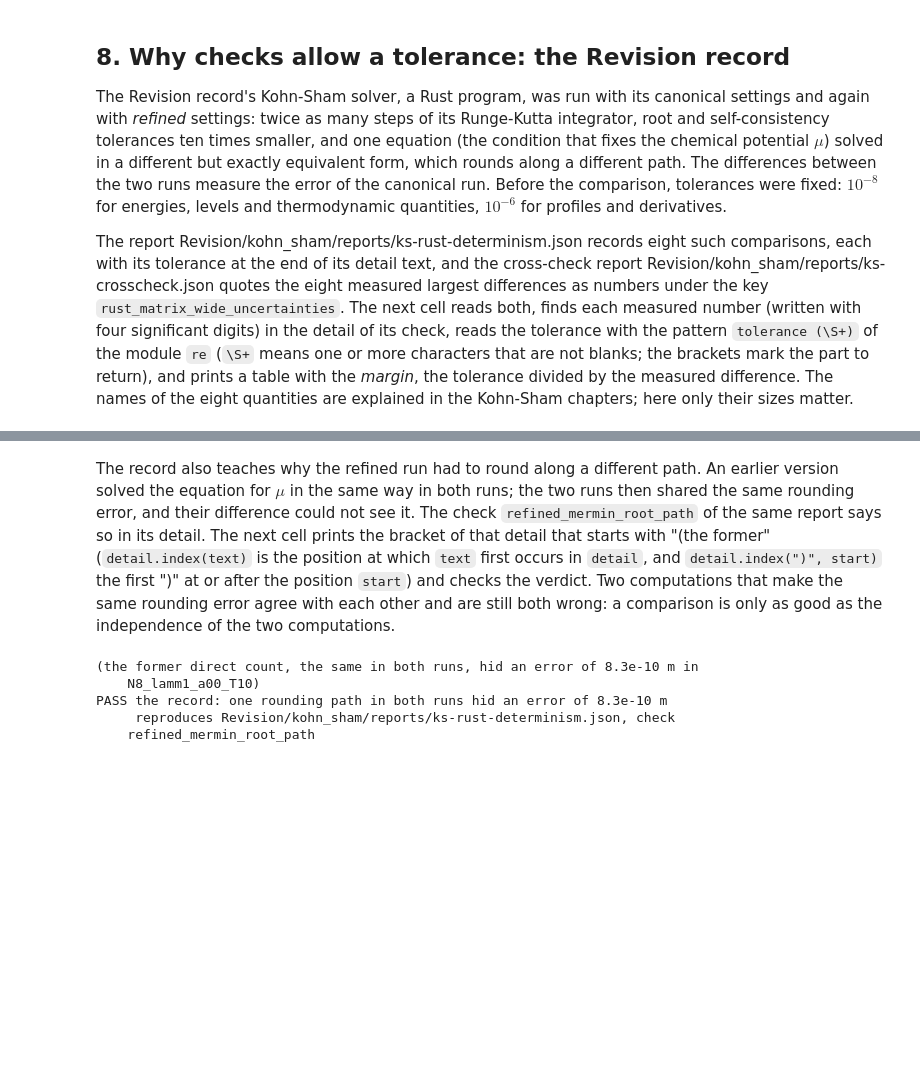
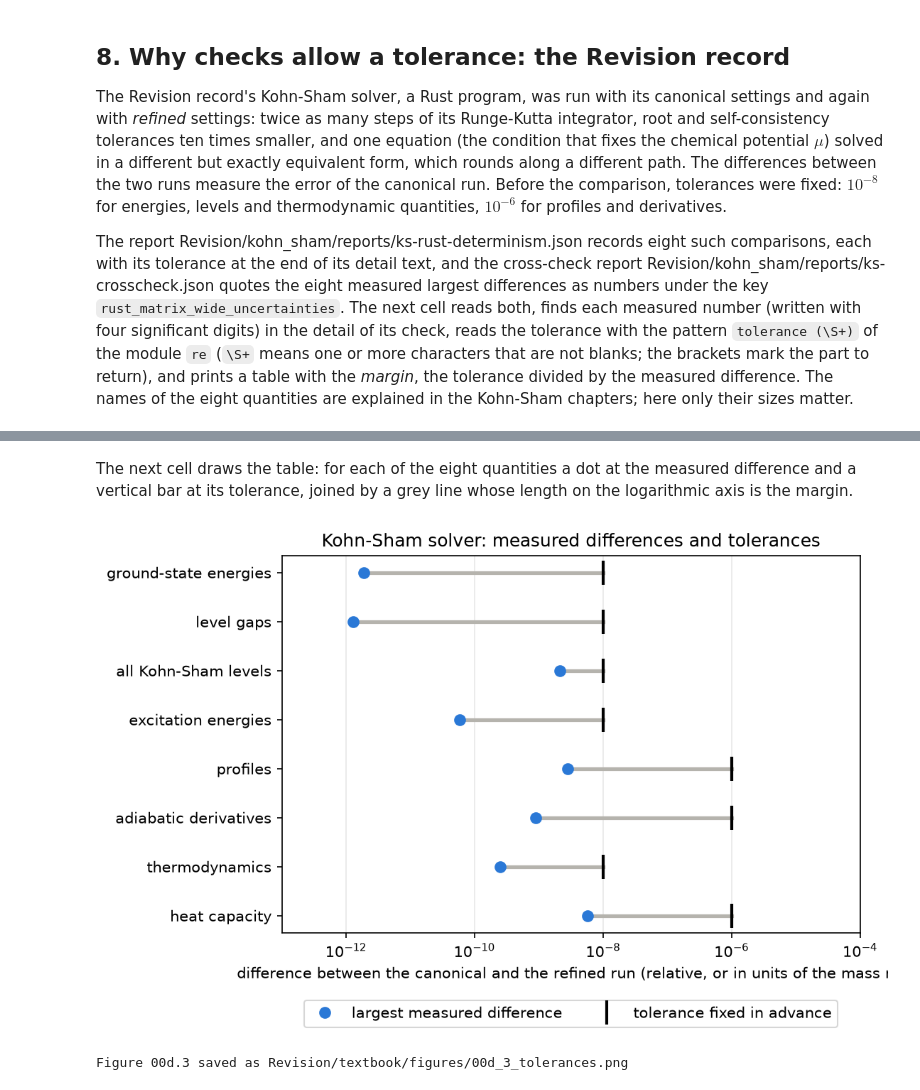
Before and after one commit to once-ere/Dirac_claude, a Jupyter notebook: Revision/textbook/notebooks/00d_reproducible_runs.ipynb, the cells around one changed output, grey strips where cells are left out. Saved outputs shown, nothing was run; the diff lists cells and outputs as text; code cells hidden in the pictures; blank space fills up the shorter version.

```diff
--- a/Revision/textbook/notebooks/00d_reproducible_runs.ipynb
+++ b/Revision/textbook/notebooks/00d_reproducible_runs.ipynb
@@ -1017,9 +1031,9 @@ for name, short in SHORT_NAMES.items():
     tolerances[name] = float(re.findall(r"tolerance (\S+)", detail)[-1])
     quoted[name] = f"{measured[name]:.3e}" in detail  # the same number in both files
     margin = tolerances[name] / measured[name]
-    say(f"{short:22} {measured[name]:9.3e}   {tolerances[name]:9.0e}   {margin:6.0f}")
+    say(f"{short:22} {measured[name]:9.3e}   {tolerances[name]:9.0e}   {margin:7.1f}")
 smallest = min(tolerances[n] / measured[n] for n in SHORT_NAMES)
-report("smallest margin (tolerance / measured difference)", f"{smallest:.0f}")
+report("smallest margin (tolerance / measured difference)", f"{smallest:.1f}")
 check_reproduces(
     sorted(measured) == sorted(SHORT_NAMES) and all(quoted.values())
     and all(verdicts[n] == "PASS" and measured[n] < tolerances[n] for n in SHORT_NAMES),
@@ -1040,31 +1054,40 @@ PASS each of the eight measured differences of the record is below its tolerance
      reproduces Revision/kohn_sham/reports/ks-rust-determinism.json, checks
     refined_ground_energies to refined_heat_capacity
 # %% [markdown]
-The record also teaches why the refined run had to round along a different path.
-An earlier version solved the equation for $\mu$ in the same way in both runs; the
-two runs then shared the same rounding error, and their difference could not see
-it. The check `refined_mermin_root_path` of the same report says so in its detail.
-The next cell prints the bracket of that detail that starts with "(the former"
-(`detail.index(text)` is the position at which `text` first occurs in `detail`,
-and `detail.index(")", start)` the first ")" at or after the position `start`)
-and checks the verdict. Two computations that make the same rounding error agree
-with each other and are still both wrong: a comparison is only as good as the
-independence of the two computations.
+The next cell draws the table: for each of the eight quantities a dot at the
+measured difference and a vertical bar at its tolerance, joined by a grey line
+whose length on the logarithmic axis is the margin.
 # %%
-detail = determinism_checks["refined_mermin_root_path"]["detail"]
-start = detail.index("(the former")  # where the bracket starts
-end = detail.index(")", start) + 1  # just after the first ")" that follows it
-lesson = detail[start:end]  # the text from "(" to ")"
-say(lesson)
-check_reproduces(
-    determinism_checks["refined_mermin_root_path"]["verdict"] == "PASS"
-    and "hid an error of 8.3e-10 m" in lesson,
-    "the record: one rounding path in both runs hid an error of 8.3e-10 m",
-    f"{DETERMINISM}, check refined_mermin_root_path")
+fig, ax = plt.subplots(figsize=(7.0, 4.6))
+rows = np.arange(len(SHORT_NAMES))[::-1]  # the first quantity at the top
+for row, name in zip(rows, SHORT_NAMES):
+    ax.plot([measured[name], tolerances[name]], [row, row], color="#b5b3ad",
+            linewidth=2.5)  # the margin
+ax.plot([measured[n] for n in SHORT_NAMES], rows, "o", color=BLUE, markersize=7,
+        label="largest measured difference")
+ax.plot([tolerances[n] for n in SHORT_NAMES], rows, "|", color="black",
+        markersize=16, markeredgewidth=2.0, label="tolerance fixed in advance")
+ax.set_xscale("log")
+ax.set_xlim(1e-13, 1e-4)
+ax.set_yticks(rows, labels=list(SHORT_NAMES.values()))
+ax.grid(False, axis="y")
+ax.set_xlabel("difference between the canonical and the refined run "
+              "(relative, or in units of the mass m)")
+ax.set_title("Kohn-Sham solver: measured differences and tolerances")
+# The legend below the picture, in two columns, so that it covers no row.
+ax.legend(loc="upper center", bbox_to_anchor=(0.5, -0.16), ncol=2)
+margins = [tolerances[n] / measured[n] for n in SHORT_NAMES]  # tolerance / measured
+save_figure(fig, "tolerances",
+            r"The eight comparisons between the canonical and the refined run of "
+            r"the Revision record's Kohn-Sham solver (one row each): the largest "
+            r"measured difference (blue dot) and the tolerance fixed before the "
+            r"comparison (black bar), on a logarithmic horizontal axis (relative "
+            r"differences, or level differences in units of the mass $m$). Every "
+            r"dot lies to the left of its bar: the measured differences are "
+            f"between {min(margins):.1f} and {max(margins):.0f} times smaller "
+            r"than their tolerances. The grey line from a dot to its bar is this "
+            r"margin.")
 # %% [output]
+[figure, added]
-(the former direct count, the same in both runs, hid an error of 8.3e-10 m in
-    N8_lamm1_a00_T10)
-PASS the record: one rounding path in both runs hid an error of 8.3e-10 m
-     reproduces Revision/kohn_sham/reports/ks-rust-determinism.json, check
-    refined_mermin_root_path
+Figure 00d.3 saved as Revision/textbook/figures/00d_3_tolerances.png
 # %% [markdown]
```
Also changed, not shown: parts of 25 cells of this notebook, 18 other files.
